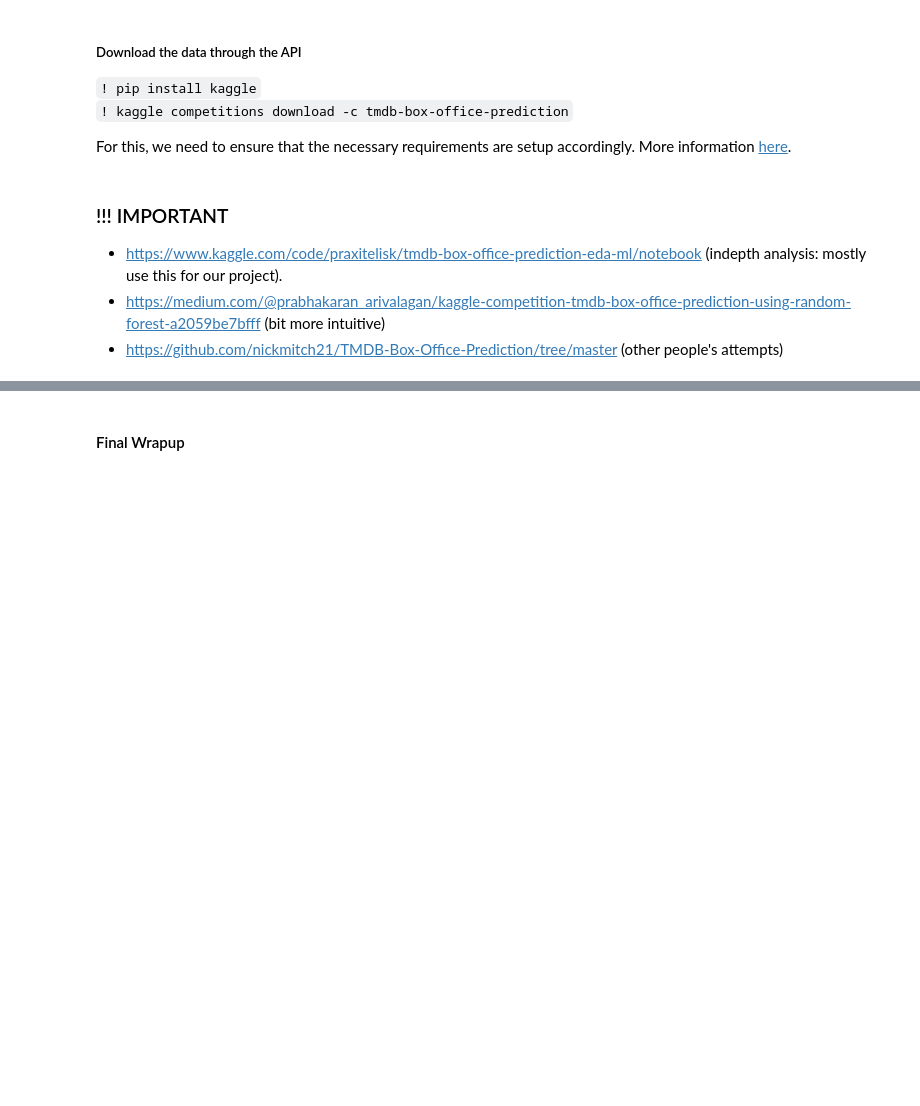
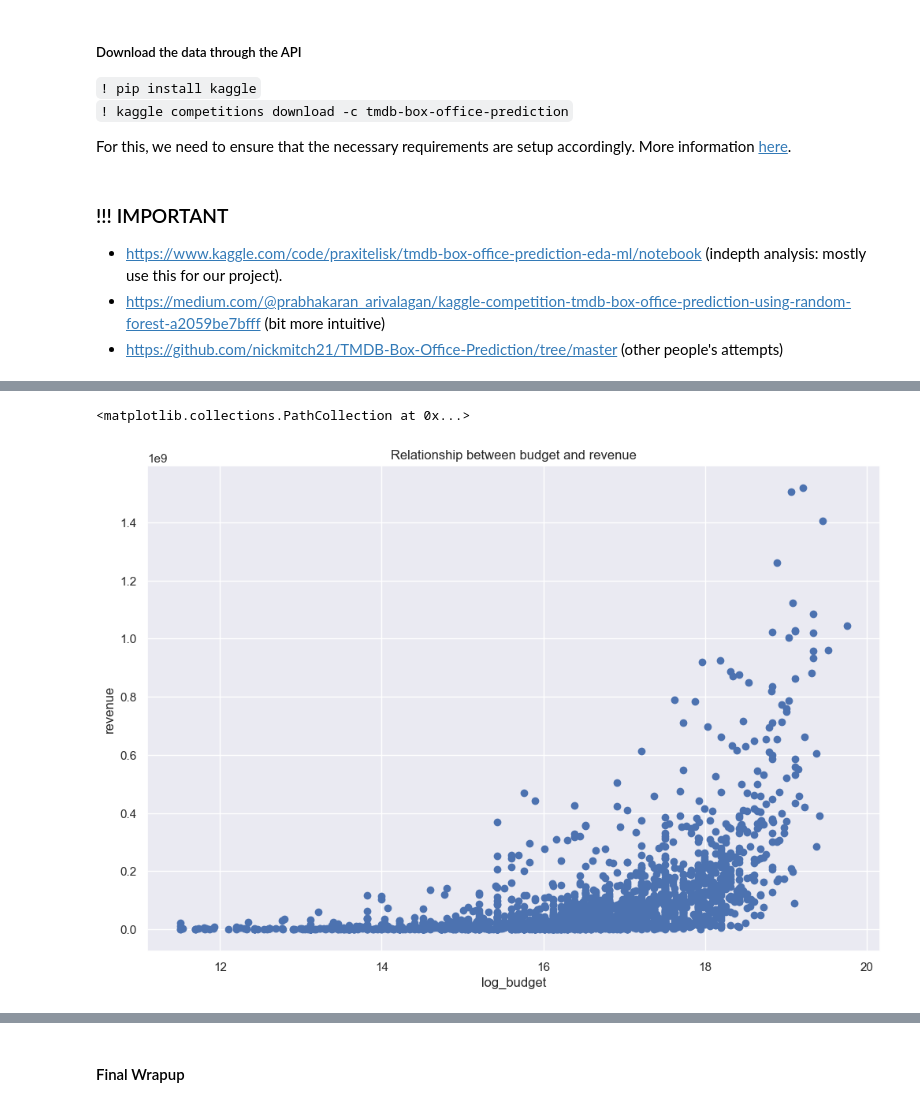
Before and after one commit to aatmiyasilwal/FITE3010-Kaggle-Competition, a Jupyter notebook: FITE3010_Kaggle_Pipeline.ipynb, the cells around one changed output, grey strips where cells are left out. Cells and saved outputs as stored; diff of their text form; code cells hidden in the pictures; blank space fills up the shorter version.

```diff
--- a/FITE3010_Kaggle_Pipeline.ipynb
+++ b/FITE3010_Kaggle_Pipeline.ipynb
@@ -19,0 +179,9 @@ For this, we need to ensure that the necessary requirements are setup accordingl
+# %%
+plt.figure(figsize=(12, 8))
+plt.title('Relationship between budget and revenue')
+plt.xlabel( 'log_budget')
+plt.ylabel('revenue')
+plt.scatter(x=train['log_budget'], y=train['revenue'])
+# %% [output]
+<matplotlib.collections.PathCollection at 0x...>
+[figure, added]
```
Also changed, not shown: parts of 15 cells of this notebook.
